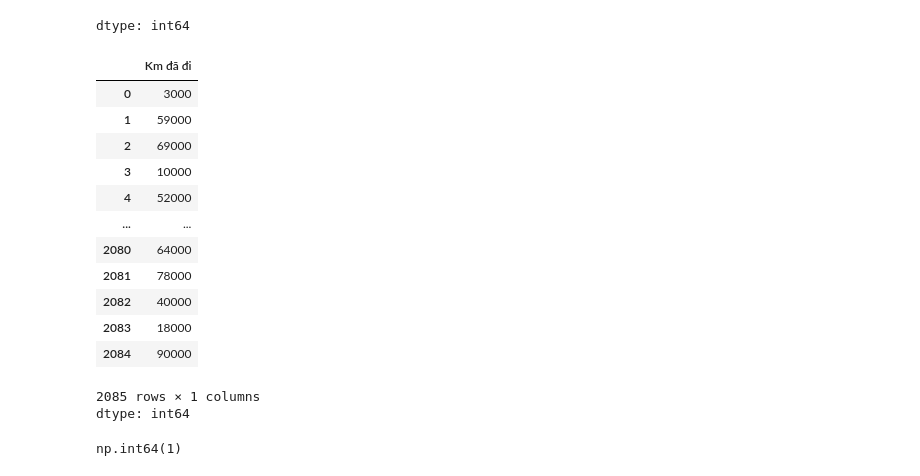
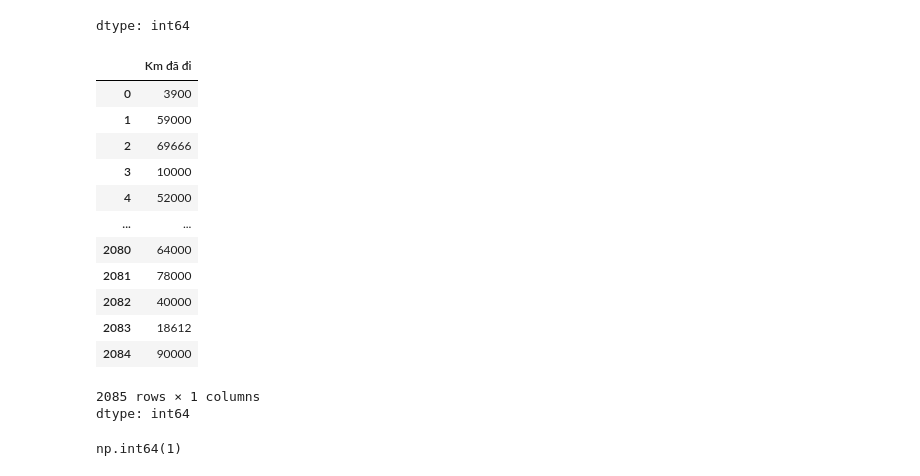
Before and after one commit to h4of/NhapMonKHDL, a Jupyter notebook: TienXuLyDuLieu.ipynb, the cells around one changed output. Drawn from its saved outputs; the diff is of its cells as text; code cells hidden in the pictures.

```diff
--- a/TienXuLyDuLieu.ipynb
+++ b/TienXuLyDuLieu.ipynb
@@ -52,27 +57,28 @@ dtype: int64
 # %%
 series = [pd.to_numeric(df_car['Km đã đi'][i].split()[0]) if not pd.isna(df_car['Km đã đi'][i]) else np.nan for i in range(len(df_car['Km đã đi']))]
 # %%
-series = [series[i] if series[i] >= 1000 or isinstance(series[i],float) else np.nan for i in range(len(series))]
+series = [series[i] if isinstance(series[i],float) else np.nan for i in range(len(series))]
 # %%
 series = pd.DataFrame(series)
 series = series.fillna(series.mean())
 series = np.array(series)
 # %%
-series = [int(series[i]) * 1000 for i in range(len(series))]
+series = np.array(series, dtype=float) * 1000
+series = series.astype(int)
 df_car['Km đã đi'] = series
 df_car['Km đã đi']
 # %% [output]
 |  | Km đã đi |
-| 0 | 3000 |
+| 0 | 3900 |
 | 1 | 59000 |
-| 2 | 69000 |
+| 2 | 69666 |
 | 3 | 10000 |
 | 4 | 52000 |
 | ... | ... |
 | 2080 | 64000 |
 | 2081 | 78000 |
 | 2082 | 40000 |
-| 2083 | 18000 |
+| 2083 | 18612 |
 | 2084 | 90000 |
 2085 rows × 1 columns
 dtype: int64
```
Also changed, not shown: parts of 2 cells of this notebook, 1 other file.
